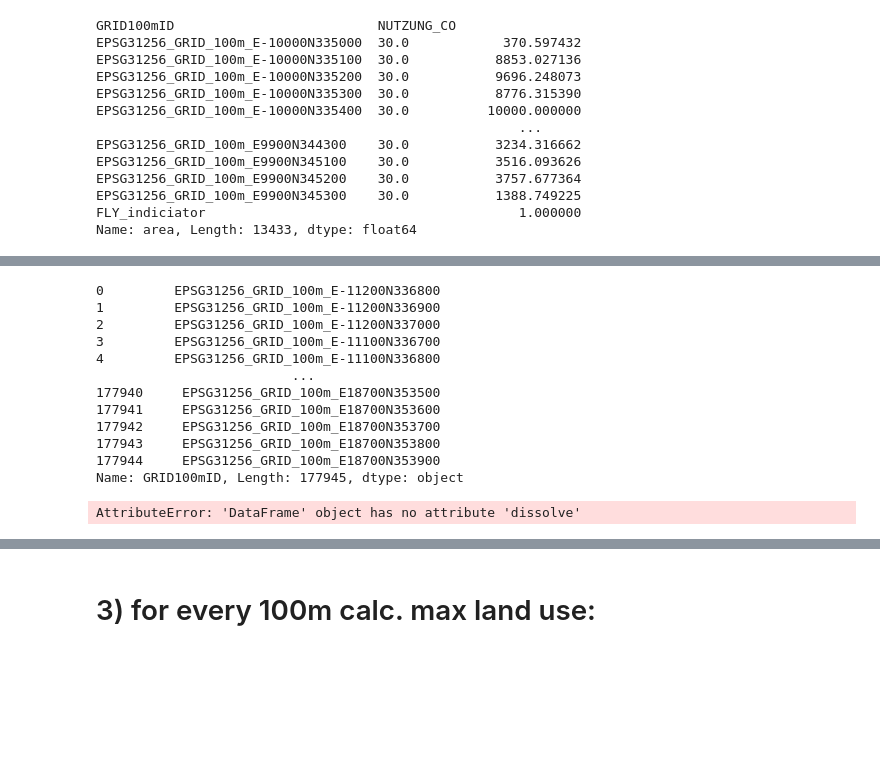
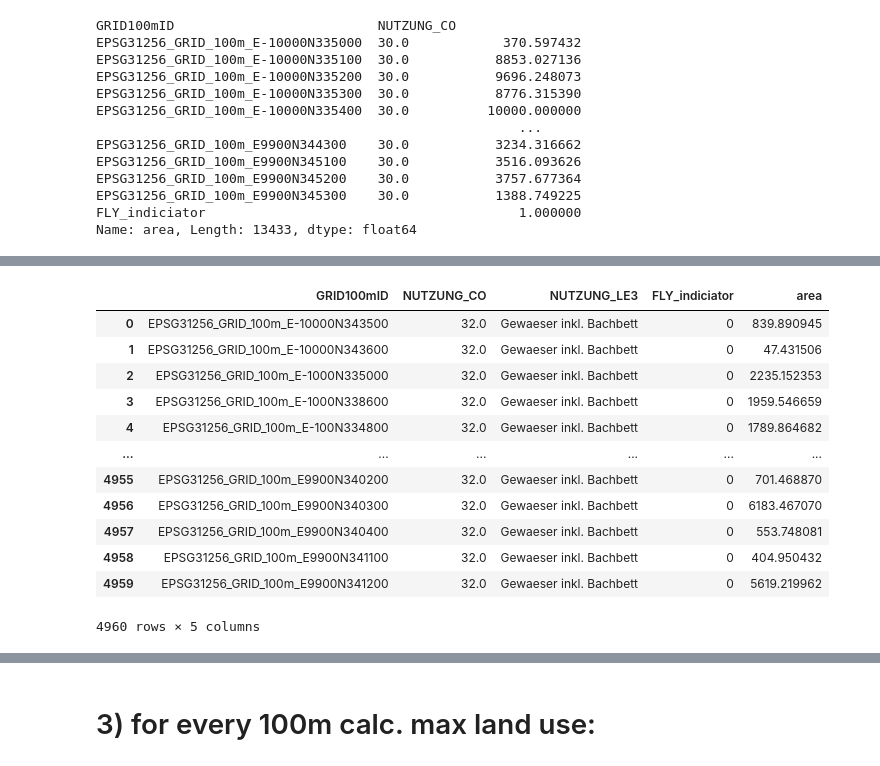
Before and after one commit to FAIRiCUBE/uc1-urban-climate, a Jupyter notebook: notebooks/dev/f06_pre_processing/Vienna_land_use.ipynb, the cells around one changed output, grey strips where cells are left out. Saved outputs shown, nothing was run; the diff lists cells and outputs as text; code cells hidden in the pictures; blank space fills up the shorter version.

```diff
--- a/notebooks/dev/f06_pre_processing/Vienna_land_use.ipynb
+++ b/notebooks/dev/f06_pre_processing/Vienna_land_use.ipynb
@@ -362,19 +474,16 @@ done
-# %%
-gdf_to_import
-# %% [output]
-0         EPSG31256_GRID_100m_E-11200N336800
-1         EPSG31256_GRID_100m_E-11200N336900
-2         EPSG31256_GRID_100m_E-11200N337000
-3         EPSG31256_GRID_100m_E-11100N336700
-4         EPSG31256_GRID_100m_E-11100N336800
-                         ...
-177940     EPSG31256_GRID_100m_E18700N353500
-177941     EPSG31256_GRID_100m_E18700N353600
-177942     EPSG31256_GRID_100m_E18700N353700
-177943     EPSG31256_GRID_100m_E18700N353800
-177944     EPSG31256_GRID_100m_E18700N353900
-Name: GRID100mID, Length: 177945, dtype: object
-# %%
-dissolved_gdf = merged_gdf.dissolve(by=['GRID100mID','NUTZUNG_CO','NUTZUNG_LE3','FLY_indiciator'])
-# %% [output]
-AttributeError: 'DataFrame' object has no attribute 'dissolve'
+# %%
+grouped_stats_lu
+# %% [output]
+|  | GRID100mID | NUTZUNG_CO | NUTZUNG_LE3 | FLY_indiciator | area |
+| 0 | EPSG31256_GRID_100m_E-10000N343500 | 32.0 | Gewaeser inkl. Bachbett | 0 | 839.890945 |
+| 1 | EPSG31256_GRID_100m_E-10000N343600 | 32.0 | Gewaeser inkl. Bachbett | 0 | 47.431506 |
+| 2 | EPSG31256_GRID_100m_E-1000N335000 | 32.0 | Gewaeser inkl. Bachbett | 0 | 2235.152353 |
+| 3 | EPSG31256_GRID_100m_E-1000N338600 | 32.0 | Gewaeser inkl. Bachbett | 0 | 1959.546659 |
+| 4 | EPSG31256_GRID_100m_E-100N334800 | 32.0 | Gewaeser inkl. Bachbett | 0 | 1789.864682 |
+| ... | ... | ... | ... | ... | ... |
+| 4955 | EPSG31256_GRID_100m_E9900N340200 | 32.0 | Gewaeser inkl. Bachbett | 0 | 701.468870 |
+| 4956 | EPSG31256_GRID_100m_E9900N340300 | 32.0 | Gewaeser inkl. Bachbett | 0 | 6183.467070 |
+| 4957 | EPSG31256_GRID_100m_E9900N340400 | 32.0 | Gewaeser inkl. Bachbett | 0 | 553.748081 |
+| 4958 | EPSG31256_GRID_100m_E9900N341100 | 32.0 | Gewaeser inkl. Bachbett | 0 | 404.950432 |
+| 4959 | EPSG31256_GRID_100m_E9900N341200 | 32.0 | Gewaeser inkl. Bachbett | 0 | 5619.219962 |
+4960 rows × 5 columns
```
Also changed, not shown: parts of 11 cells of this notebook.
